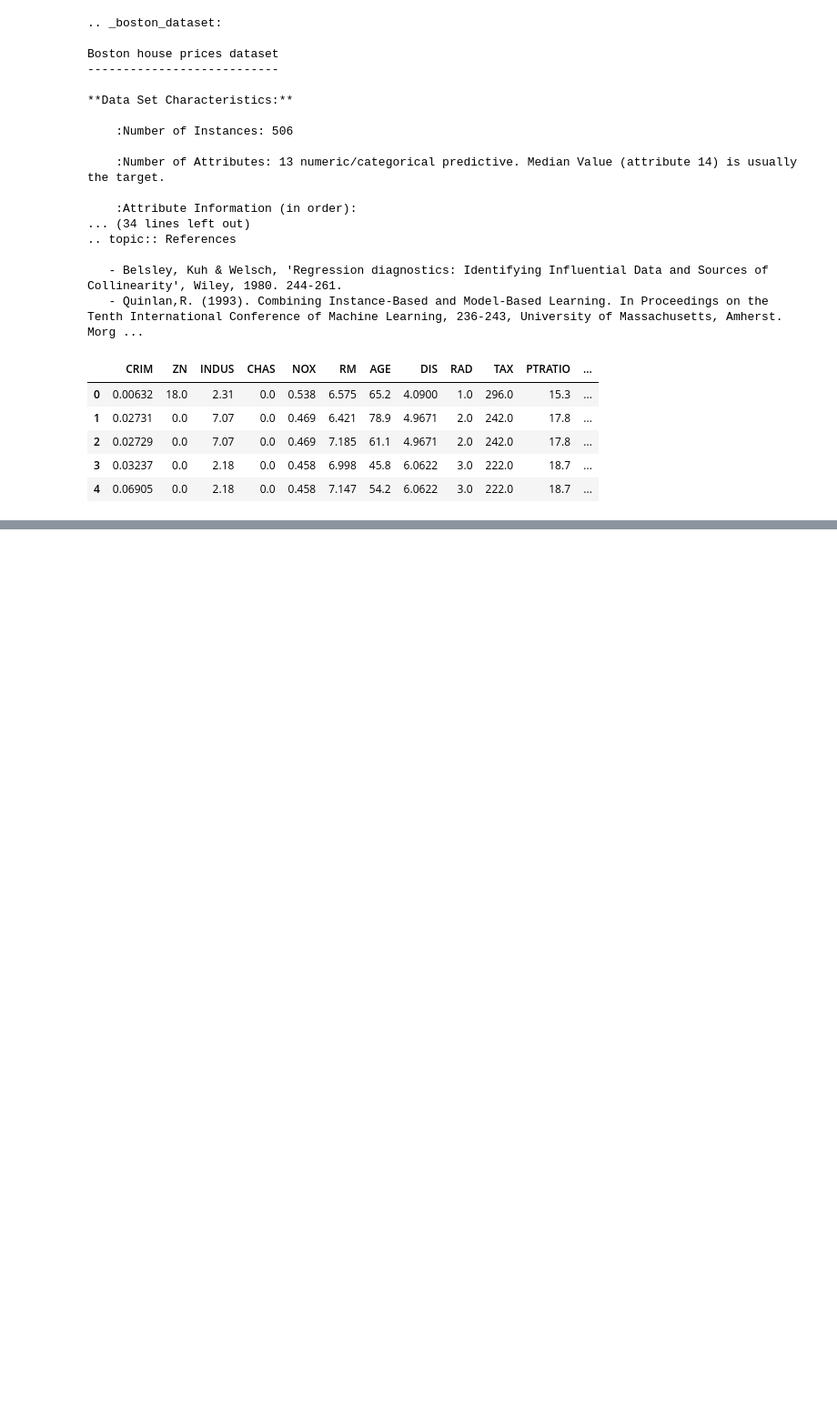
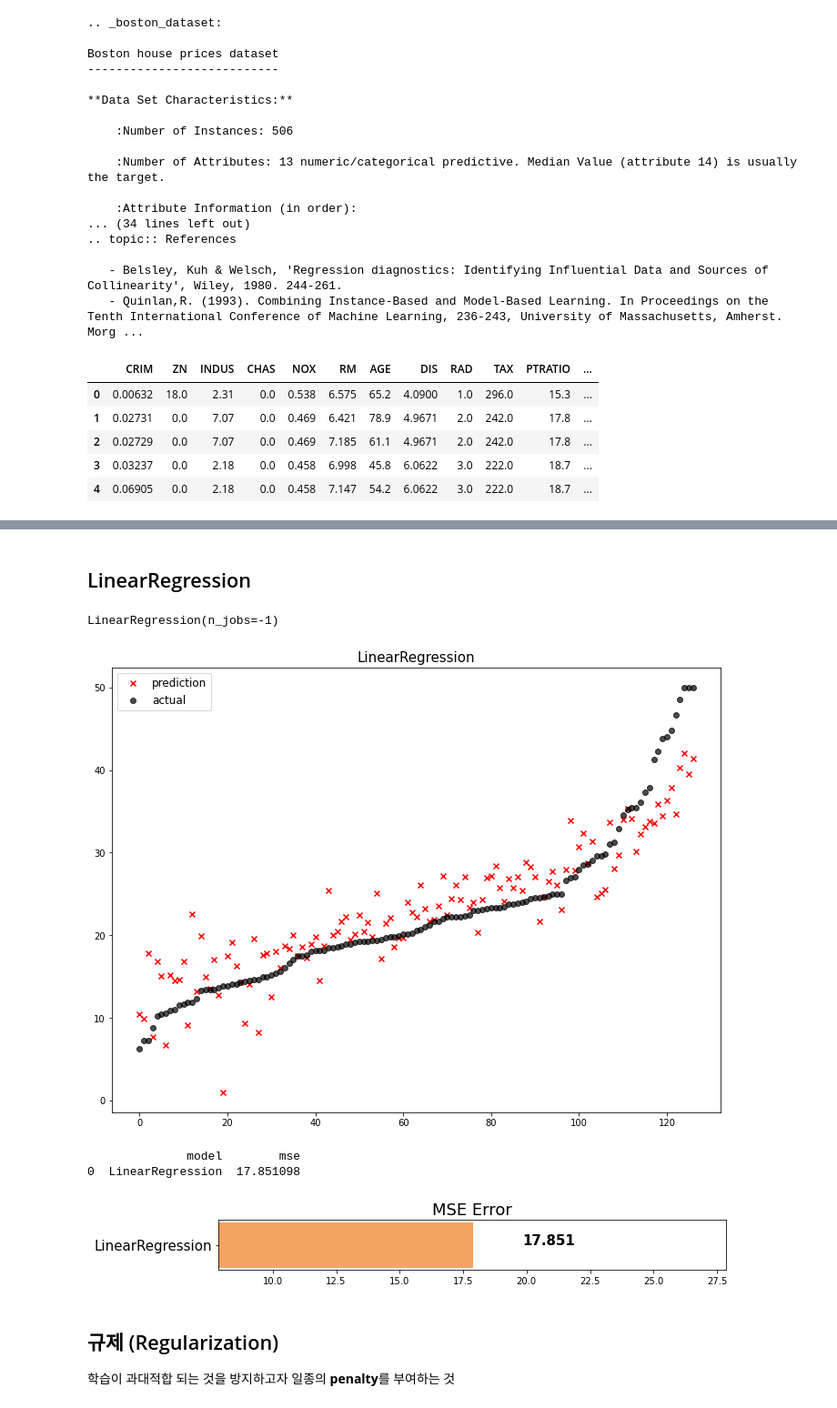
Before and after one commit to Lukaid/my_notebook, a Jupyter notebook: FastCampus/regression_01.ipynb, the cells around one changed output, grey strips where cells are left out. Shown at 91% size. Drawn from its saved outputs; the diff is of its cells as text; code cells hidden in the pictures; blank space fills up the shorter version.

```diff
--- a/FastCampus/regression_01.ipynb
+++ b/FastCampus/regression_01.ipynb
@@ -50,0 +117,3 @@ df.head()
+# %%
+pred = np.array([3, 4, 5])
+actual = np.array([1, 2, 3])
@@ -50,0 +219,2 @@ df.head()
+# %% [markdown]
+## LinearRegression
@@ -50,0 +223,19 @@ df.head()
+# %%
+model = LinearRegression(n_jobs=-1) # 모든 코어를 다 사용
+# %%
+model.fit(x_train, y_train)
+# %% [output]
+LinearRegression(n_jobs=-1)
+# %%
+pred = model.predict(x_test)
+# %%
+mse_eval('LinearRegression', pred, y_test)
+# %% [output]
+[figure, added]
+              model        mse
+0  LinearRegression  17.851098
+[figure, added]
+# %% [markdown]
+## 규제 (Regularization)
+
+학습이 과대적합 되는 것을 방지하고자 일종의 **penalty**를 부여하는 것
```
Also changed, not shown: parts of 49 cells of this notebook, 1 other file.
